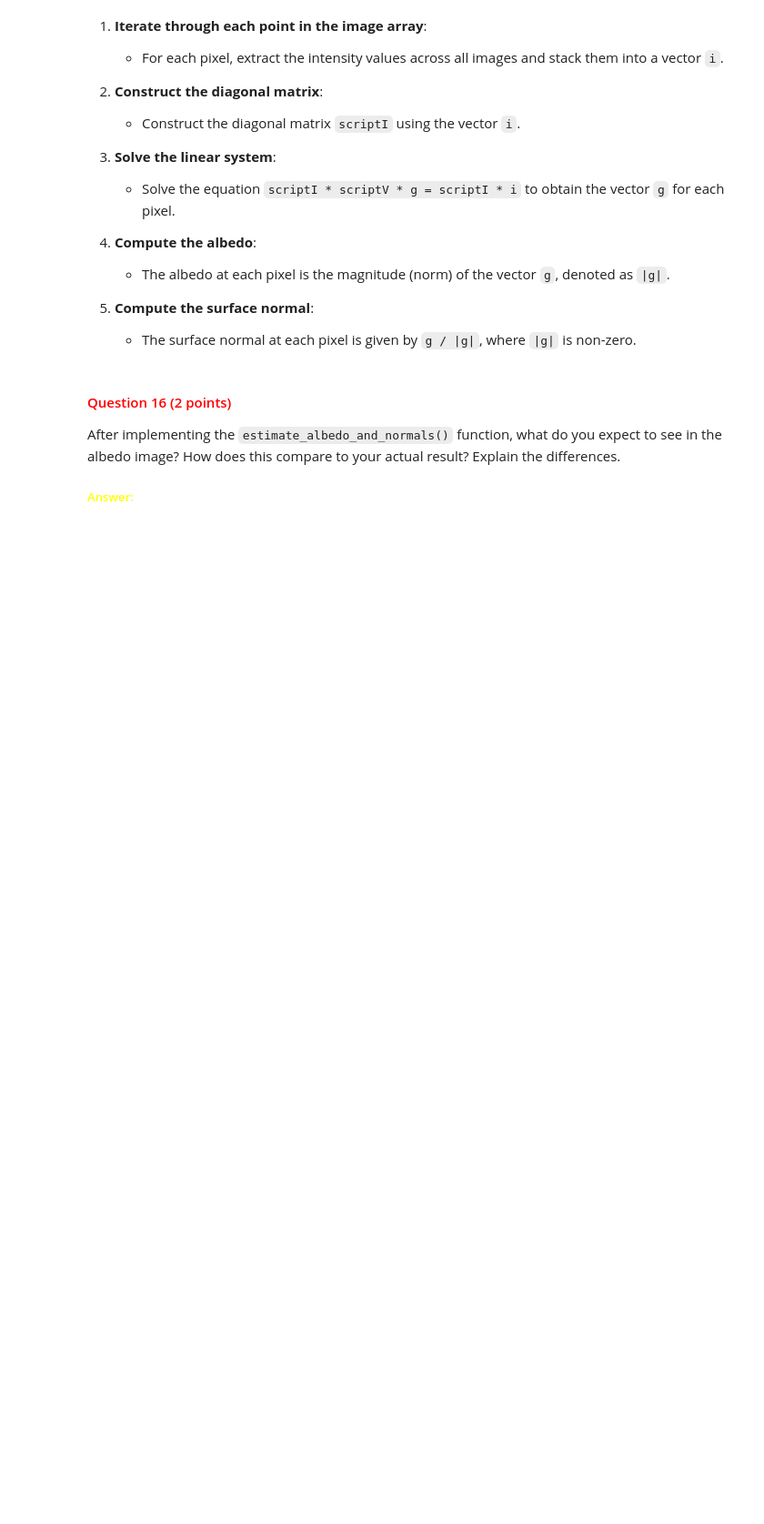
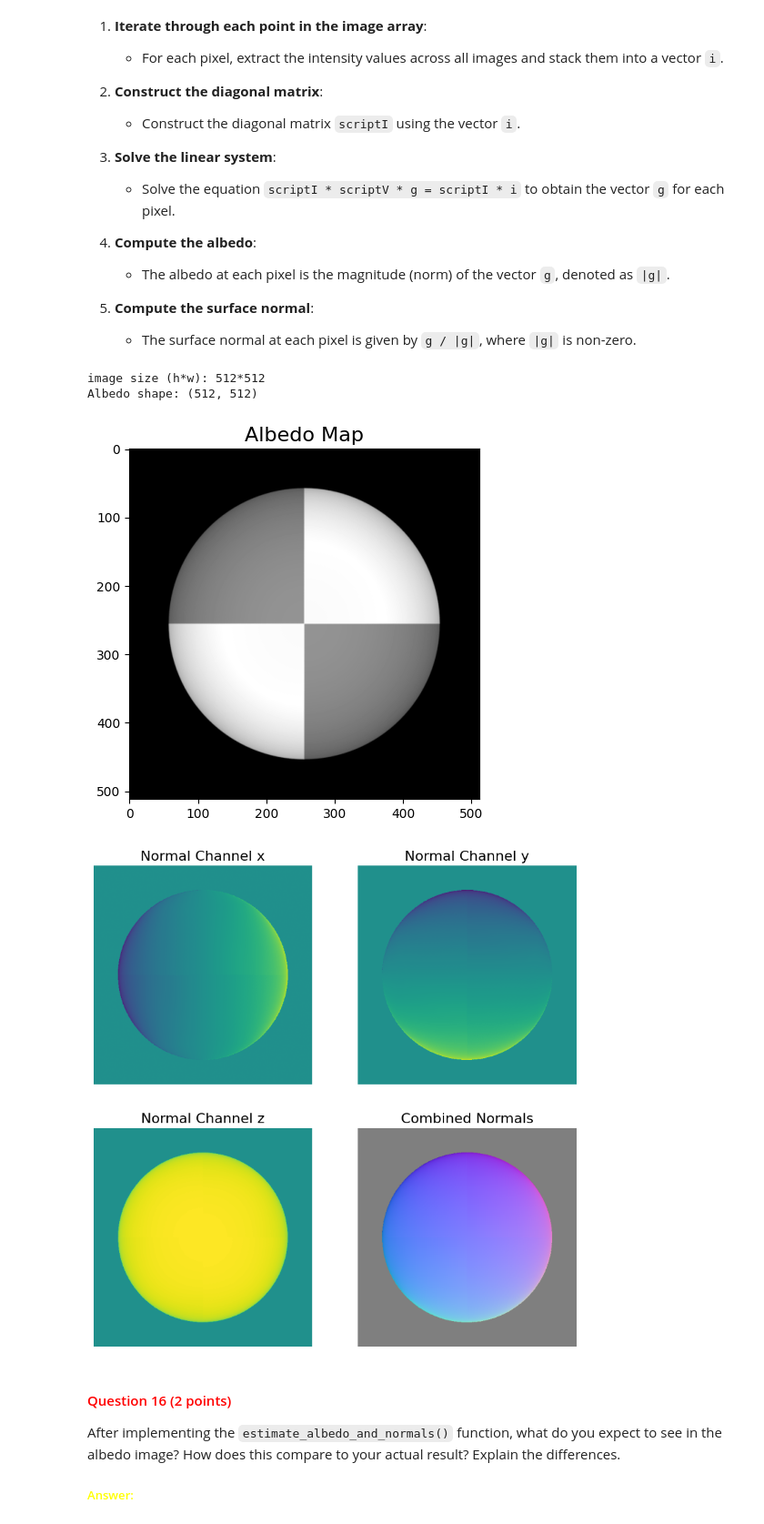
Before and after one commit to Coluding/cv1labs, a Jupyter notebook: cv1-lab-1.ipynb, the cells around one changed output. Shown at 91% size. Saved outputs shown, nothing was run; the diff lists cells and outputs as text; code cells hidden in the pictures; blank space fills up the shorter version.

```diff
--- a/cv1-lab-1.ipynb
+++ b/cv1-lab-1.ipynb
@@ -663,7 +778,7 @@ These helper functions are provided to simplify the process of loading images an
 
 Make sure to include images of your results in your notebook at key points. When visualizing 3D models, choose viewpoints that clearly illustrate the structure, and feel free to use multiple viewpoints if necessary.
 # %%
-def load_synthetic_images(image_dir='./images/photometrics_images/SphereGray5/', channel=0):
+def load_synthetic_images(image_dir='./photometrics_images/SphereGray5/', channel=0):
     """
     Loads synthetic images and their corresponding light source directions.
 
@@ -857,17 +972,48 @@ def estimate_albedo_and_normals(image_stack, scriptV, shadow_trick=True):
     normal = np.zeros([h, w, 3])
 
     # YOUR CODE HERE
+    # Convert the images to floating point
+    #if image_stack.dtype != np.float32:
+    #    image_stack = image_stack.astype(np.float32)
+
+    for x in range(h):
+        for y in range(w):
+            # Extract the intensity vector i for each pixel across all images
+            i = image_stack[x, y, :]
+
+            # Construct the diagonal matrix scriptI using vector i
+            scriptI = np.diag(i)
+
+            if shadow_trick:
+                # Using the shadow trick and the method provided in the question description and in the book
+                g = np.linalg.pinv (scriptI @ scriptV) @ scriptI @ i
+            else:
+                # Using the method provided on the slides
+                g = (i @ scriptV) @ np.linalg.inv(scriptV.T @ scriptV)
+
+            # Compute the albedo at each pixel as the magnitude of g
+            albedo[x, y] = np.linalg.norm(g)
+
+            # Compute the surface normal at each pixel
+            if albedo[x, y] > 0:  # Avoid division by zero
+                normal[x, y, :] = g / albedo[x, y]
+            else:
+                normal[x, y, :] = np.zeros(3)
 
     return albedo, normal
 # %%
 # load synthetic images for SphereGray5
-# YOUR CODE HERE
-
+image_stack, light_dirs = load_synthetic_images()
 # estimate albedo and normals
-# YOUR CODE HERE
+albedo, normals = estimate_albedo_and_normals(image_stack, light_dirs)
 
 # show results
-# YOUR CODE HERE
+show_results(albedo, normals)
+# %% [output]
+image size (h*w): 512*512
+Albedo shape: (512, 512)
+[figure, added]
+[figure, added]
 # %% [markdown]
 <a id="question-16"></a>
 #### <font color='#FF0000'>Question 16 (2 points)</font>
```
Also changed, not shown: parts of 33 cells of this notebook.
